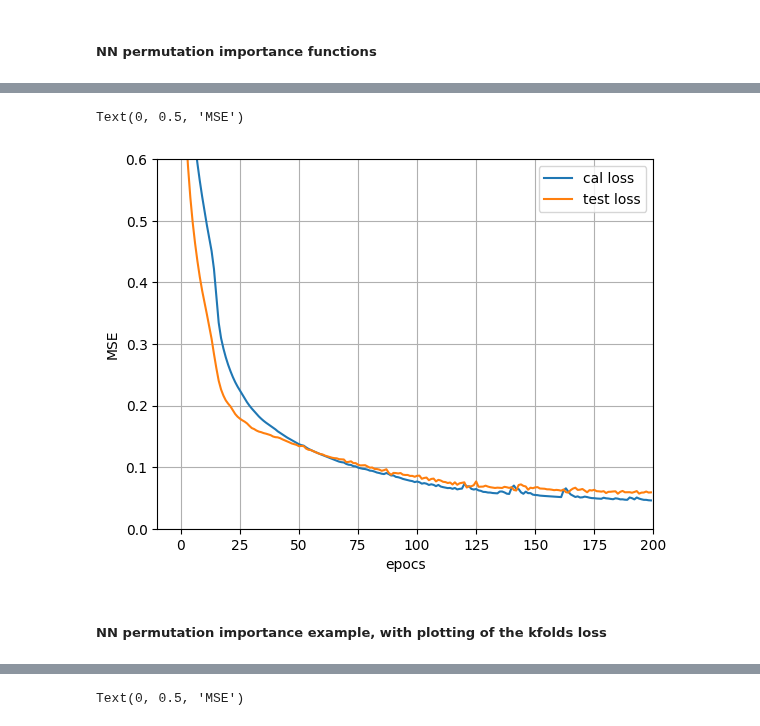
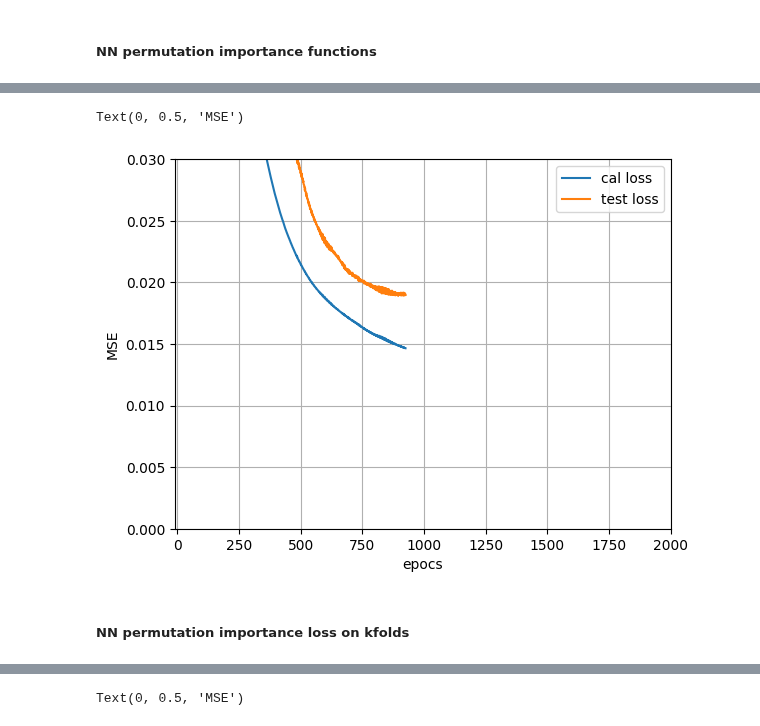
Before and after one commit to Lucas-ZR/datahow-thesis-feup, a Jupyter notebook: torch_perm_imp_reg.ipynb, the cells around one changed output, grey strips where cells are left out. Drawn from its saved outputs; the diff is of its cells as text; code cells hidden in the pictures.

```diff
--- a/torch_perm_imp_reg.ipynb
+++ b/torch_perm_imp_reg.ipynb
@@ -308,7 +310,7 @@ class PyTorchRegressorWrapper:
         return predictions
 # %%
 #function to evaluate permutation importance, evaluate on every fold, also stores learning curves...
-def permutation_importance_loss(X_train,y_train,k_folds):
+def permutation_importance_loss_nn(X_train,y_train,k_folds):
 
     if not isinstance(X_train, pd.DataFrame):
         try:
@@ -324,7 +326,7 @@ def permutation_importance_loss(X_train,y_train,k_folds):
 
     kfold=KFold(n_splits=k_folds,shuffle=True,random_state=42)
 
-    cross_importances=np.zeros((x_train.shape[1],kfold.n_splits))
+    cross_importances=np.zeros((X_train.shape[1],kfold.n_splits))
 
     train_loss_fold=[[],[],[],[],[]]
     val_loss_fold=[[],[],[],[],[]]
@@ -339,16 +341,8 @@ def permutation_importance_loss(X_train,y_train,k_folds):
         test_loader_fold=make_loader(X=x_val_fold,y=y_val_fold,batch=1000)
 
         model,loss_fn,optimizer,epochs=ini_model(input=401) #epochs defined inside function
-        '''
-        model, train_loss_fold[fold], val_loss_fold[fold]=train_fn(TrainLoader=train_loader_fold,
-                                                                   TestLoader=test_loader_fold,
-                                                                   model=model,
-                                                                   loss_fn=loss_fn,
-                                                                   optimizer=optimizer,
-                                                                   epochs=epochs)
-        '''
 
-        model, train_loss_fold[fold], val_loss_fold[fold]=train_criterion(TrainLoader=train_loader_fold,
+        model, train_loss_fold[fold], val_loss_fold[fold]=train_early_stop(TrainLoader=train_loader_fold,
                                                                             TestLoader=test_loader_fold,
                                                                             model=model,
                                                                             loss_fn=loss_fn,
@@ -471,5 +466,5 @@ def check_intersections(df,top_n):
 # %%
-importances,train_loss_list,val_loss_list=permutation_importance_loss(X_train=x_train,
+importances,train_loss_list,val_loss_list=permutation_importance_loss_nn(X_train=x_train,
                                                                       y_train=y_train,
                                                                       k_folds=5)
 # %%
@@ -548,35 +540,35 @@ plt.show()
 # %%
-topX=281
+topX=101
 important_idx=perm_imp_get_topn_indexes(perm_imp_output=importance_overall_rank,
-                                                top_n=topX)
+                                        top_n=topX)
 
 x_train_important=x_train[important_idx.sort_values()]
 x_test_important=x_test[important_idx.sort_values()]
 
-train_loader_important=make_loader(x_train_important,y_train,32)
-test_loader_important=make_loader(x_test_important,y_test,32)
+train_loader_important=make_loader(x_train_important,y_train,100)
+test_loader_important=make_loader(x_test_important,y_test,100)
 
 model,loss_fn,optimizer,epochs=ini_model(input=topX,epochs=200)
-model, train_loss, test_loss=train_fn(TrainLoader=train_loader_important,
-                                      TestLoader=test_loader_important,
-                                      model=model,
-                                      loss_fn=loss_fn,
-                                      optimizer=optimizer,
-                                      epochs=epochs)
+model, train_loss, test_loss=train_early_stop(TrainLoader=train_loader_important,
+                                                                            TestLoader=test_loader_important,
+                                                                            model=model,
+                                                                            loss_fn=loss_fn,
+                                                                            optimizer=optimizer,
+                                                                            max_epochs=6000)
 # %%
-plt.plot(np.arange(epochs),train_loss,label='cal loss')
-plt.plot(np.arange(epochs),test_loss,label='test loss')
+plt.plot(np.arange(len(train_loss)),train_loss,label='cal loss')
+plt.plot(np.arange(len(test_loss)),test_loss,label='test loss')
 plt.legend()
-plt.xlim(-10,200)
-plt.ylim(0,0.6)
+plt.xlim(-10,2000)
+plt.ylim(0,0.03)
 plt.grid()
 plt.xlabel('epocs')
 plt.ylabel('MSE')
 # %% [output]
 Text(0, 0.5, 'MSE')
-[figure, old version]
+[figure, new version]
 # %% [markdown]
-##### NN permutation importance example, with plotting of the kfolds loss
+##### NN permutation importance loss on kfolds
 # %%
 importances,train_loss_list,val_loss_list=permutation_importance_loss(X_train=x_train,
                                                                       y_train=y_train,
```
Also changed, not shown: parts of 107 cells of this notebook.
